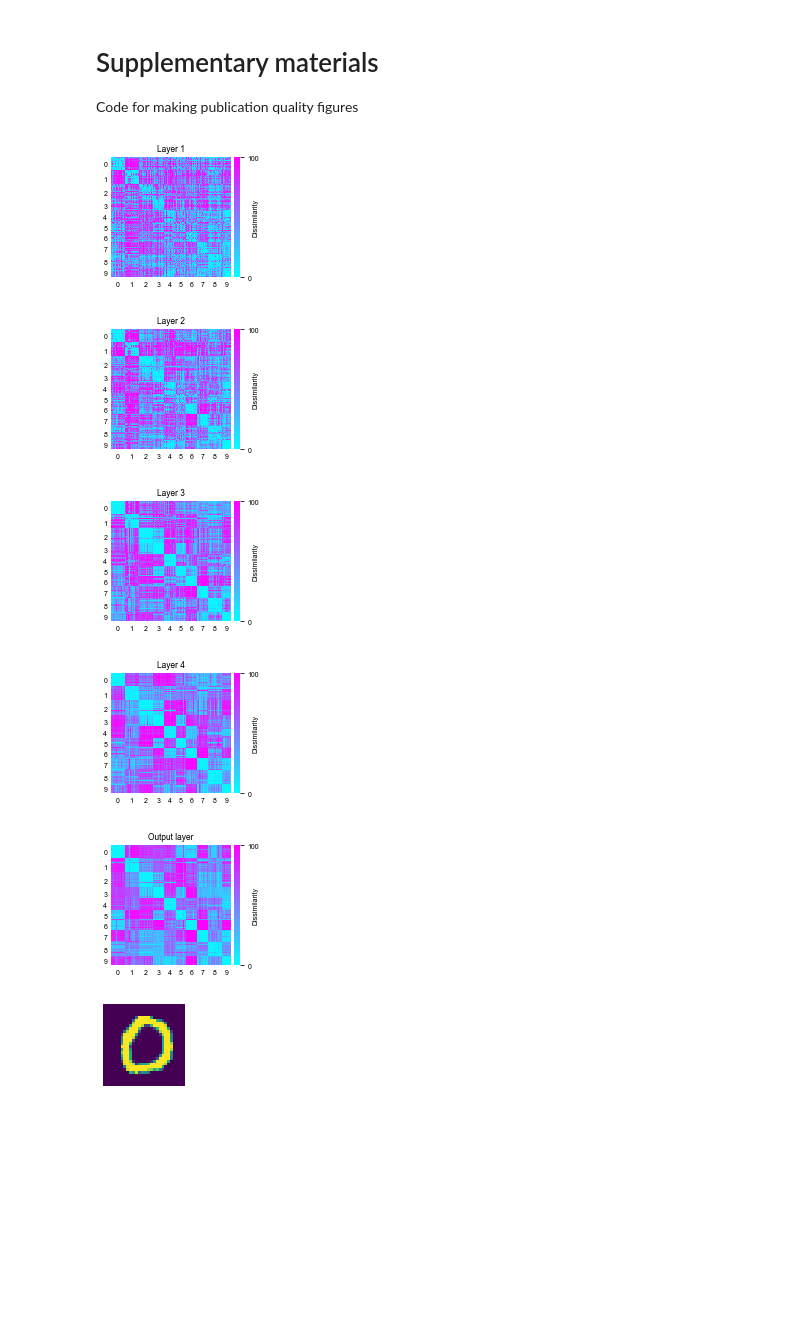
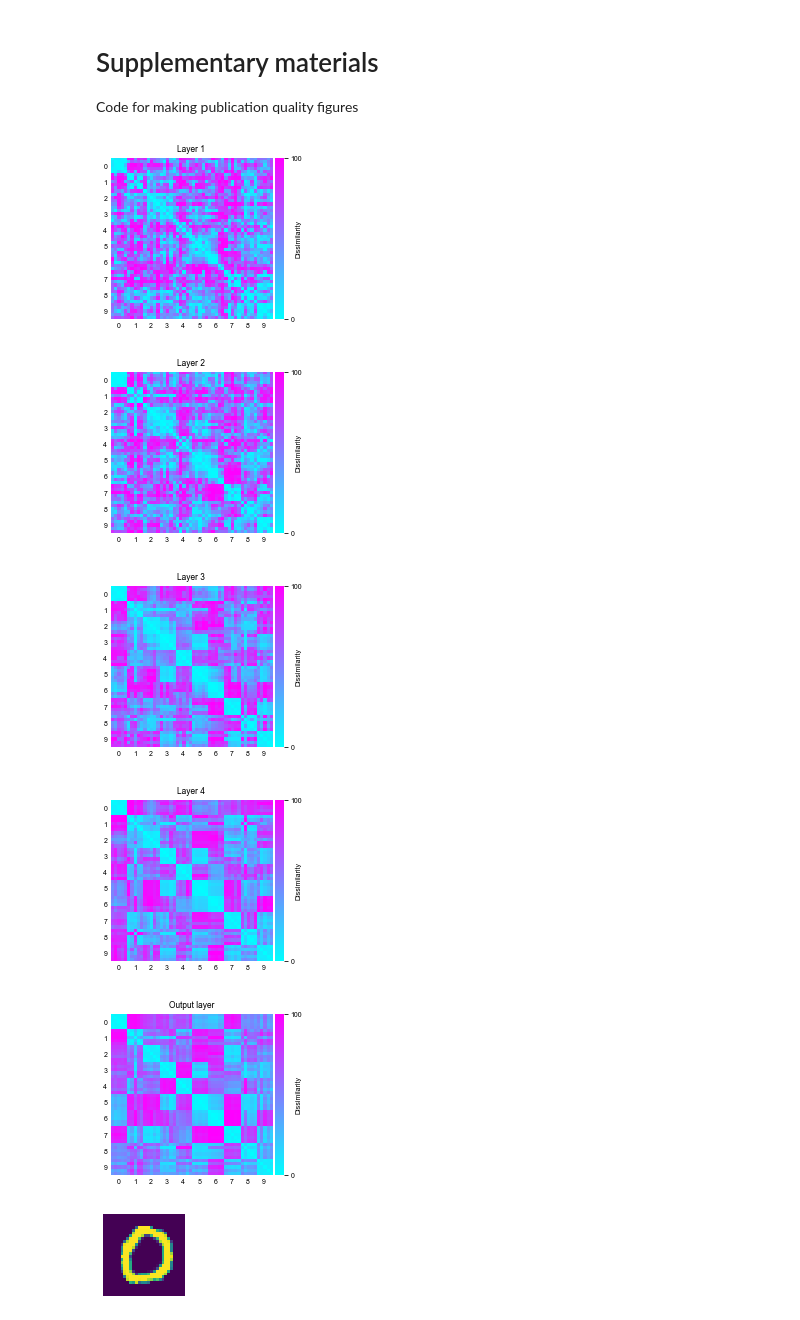
Before and after one commit to gyyang/nn-brain, a Jupyter notebook: ConvolutionalNetwork.ipynb, the cells around one changed output. Saved outputs shown, nothing was run; the diff lists cells and outputs as text; code cells hidden in the pictures; blank space fills up the shorter version.

```diff
--- a/ConvolutionalNetwork.ipynb
+++ b/ConvolutionalNetwork.ipynb
@@ -202,7 +204,7 @@ for i in range(1000):
     act = net(syn_image_transform)
 
     # Pick a neuron, and minimize its negative activity
-    neuron = act['l4'][:, 2]
+    neuron = act['l4'][:, 1]
     if i == 0:
         neuron_init = neuron.detach().numpy()
 
@@ -273,10 +275,13 @@ mpl.rcParams['pdf.fonttype'] = 42
 mpl.rcParams['ps.fonttype'] = 42
 mpl.rcParams['font.family'] = 'arial'
 
-ticks = [np.mean(np.where(labels == l)) for l in range(10)]
+# pick just several images per class
+ind_im = np.concatenate([np.where(labels == l)[0][:5] for l in range(10)])
+
+ticks = [np.mean(np.where(labels[ind_im] == l)) for l in range(10)]
 
 for layer, sim in similarity.items():
-    dissim = 1 - sim
+    dissim = 1 - sim[ind_im, :][:, ind_im]
     # Convert to percentile
     dissim_flat = dissim.flatten()
     dissim_flat_new = np.zeros(len(dissim_flat))
@@ -286,41 +291,41 @@ for layer, sim in similarity.items():
     dissim_flat = dissim_flat_new / len(dissim_flat) * 100
     dissim = dissim_flat.reshape(dissim.shape)
 
     fig = plt.figure(figsize=(3, 3))
-    ax = fig.add_axes([.2, .2, .6, .6])
+    ax = fig.add_axes([.1, .1, .8, .8])
     im = ax.imshow(dissim, cmap='cool', vmin=0, vmax=100, aspect=1,
-                   extent=(-0.5, len(labels)-0.5, len(labels)-0.5, -0.5),
+                   extent=(-0.5, dissim.shape[0]-0.5, dissim.shape[1]-0.5, -0.5),
                    interpolation='nearest'
                   )
     if layer != 'y':
         title = 'Layer ' + layer[-1]
     else:
         title = 'Output layer'
     plt.title(title)
     for loc in ['left', 'right', 'top', 'bottom']:
         ax.spines[loc].set_visible(False)
 
     ax.set_xticks(ticks)
     ax.set_xticklabels([str(i) for i in range(10)])
-    ax.set_yticks([-0.5] + ticks + [len(labels)-0.5])
+    ax.set_yticks([-0.5] + ticks + [dissim.shape[0]-0.5])
     ax.set_yticklabels([''] + [str(i) for i in range(10)] + [''])
     ax.tick_params(length=0)
 
     divider = make_axes_locatable(ax)
     cax = divider.append_axes("right", size="5%", pad=0.05)
     cb = plt.colorbar(im, cax=cax, ticks=[0, 100])
     cb.set_label('Dissimilarity', labelpad=-7)
     cb.outline.set_linewidth(0)
 
     fname = Path('figures/RSA_' + layer)
     fig.savefig(fname.with_suffix('.pdf'), transparent=True)
     fig.savefig(fname.with_suffix('.png'), dpi=300)
 # %% [output]
-[figure, old version]
+[figure, new version]
-[figure, old version]
+[figure, new version]
-[figure, old version]
+[figure, new version]
-[figure, old version]
+[figure, new version]
-[figure, old version]
+[figure, new version]
 # %%
 # Plot network activity
 i_image = 0
```
Also changed, not shown: parts of 6 cells of this notebook, 2 other files.
